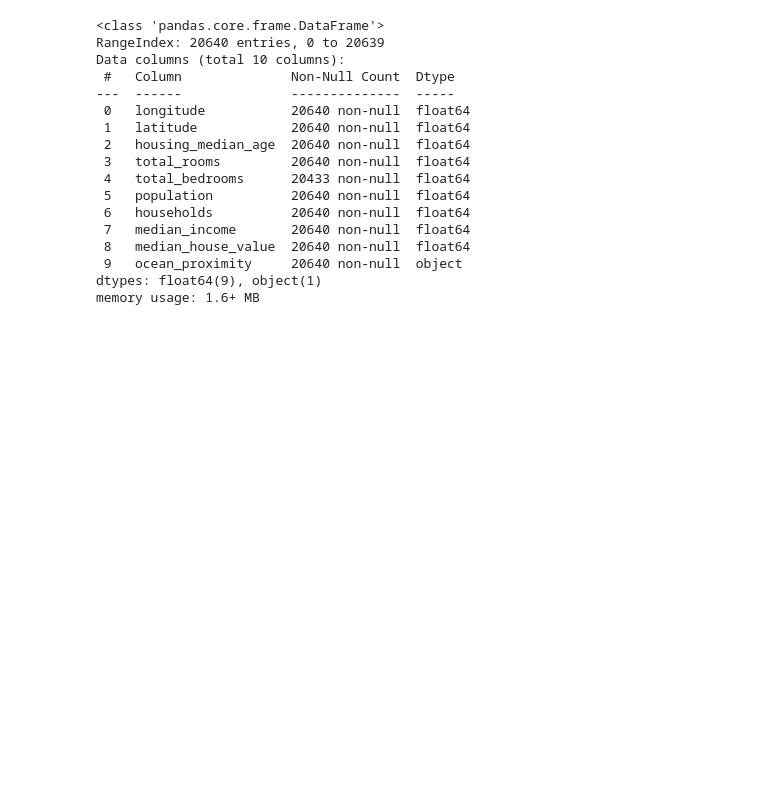
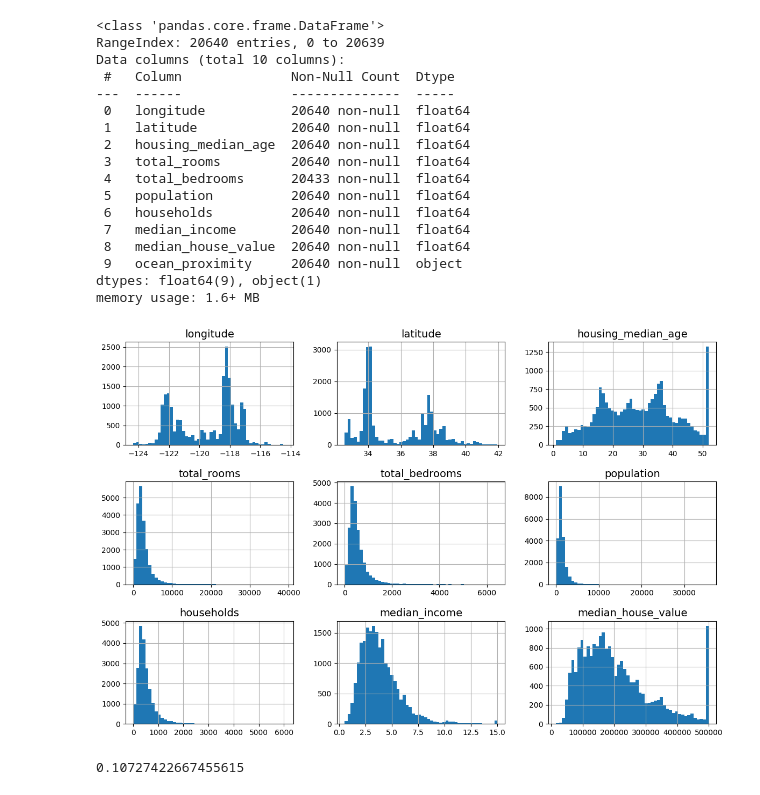
Before and after one commit to MrFanciful/handson-mlp, a Jupyter notebook: my_work/02_end_to_end_project.ipynb, the cells around one changed output. Cells and saved outputs as stored; diff of their text form; code cells hidden in the pictures; blank space fills up the shorter version.

```diff
--- a/my_work/02_end_to_end_project.ipynb
+++ b/my_work/02_end_to_end_project.ipynb
@@ -1 +8,7 @@
+# %%
+plt.rc('font', size=14)
+plt.rc('axes', labelsize=14, titlesize=14)
+plt.rc('legend', fontsize=14)
+plt.rc('xtick', labelsize=10)
+plt.rc('ytick', labelsize=10)
 # %%
@@ -44,3 +52,30 @@ Data columns (total 10 columns):
  9   ocean_proximity     20640 non-null  object
 dtypes: float64(9), object(1)
 memory usage: 1.6+ MB
+# %%
+IMAGES_PATH = Path('images', 'end_to_end_project')
+IMAGES_PATH.mkdir(parents=True, exist_ok=True)
+
+def save_file(fig_id, tight_layout=True, fig_extension='png', dpi=300):
+    path = IMAGES_PATH / f'{fig_id}.{fig_extension}'
+    if tight_layout:
+        plt.tight_layout()
+        plt.savefig(path, format=fig_extension, dpi=dpi)
+# %%
+housing_full.hist(bins=50, figsize=(12, 8))
+save_file('attribute_histogram_plots')
+plt.show()
+# %% [output]
+[figure, added]
+# %%
+from scipy.stats import binom
+
+sample_size = 1000
+ratio_female = 0.516
+
+proba_too_small = binom(sample_size, ratio_female).cdf(490 - 1)
+proba_too_large = 1 - binom(sample_size, ratio_female).cdf(540)
+
+print(proba_too_small + proba_too_large)
+# %% [output]
+0.10727422667455615
```
Also changed, not shown: parts of 9 cells of this notebook, 2 other files.
